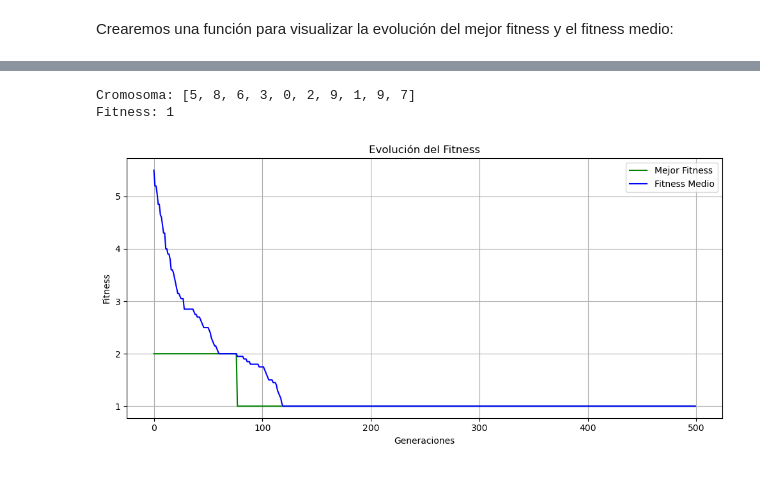
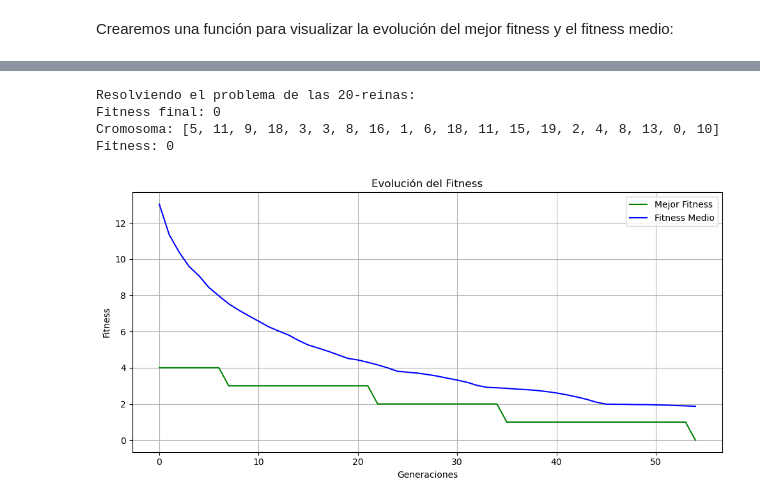
Before and after one commit to julengarciaaa/n-reinas-genetico, a Jupyter notebook: problema_n_reinas.ipynb, the cells around one changed output, grey strips where cells are left out. Drawn from its saved outputs; the diff is of its cells as text; code cells hidden in the pictures.

```diff
--- a/problema_n_reinas.ipynb
+++ b/problema_n_reinas.ipynb
@@ -502,0 +567,22 @@ Probamos las funciones creadas:
+# %%
+N = 20
+N_poblaciones = [50, 100, 200, 400, 800]
+num_iteraciones = [500, 1000, 2000, 4000, 8000, 16000]
+
+for N_poblacion in N_poblaciones:
+    for num_iteracion in num_iteraciones:
+        mejor_solucion, mejor_fitness, mejor_fitness_generacion, fitness_medio_generacion = AG(
+            N_poblacion=N_poblacion,
+            N_cromosoma=n,  # Cada gen indica la fila donde va la reina en esa columna
+            f_fitness=fitness,
+            prob_cruz=0.9,
+            prob_mut=0.3,
+            num_iteraciones=num_iteracion
+        )
+
+        print(f"Resolviendo el problema de las {n}-reinas:")
+        print(f"Tamaño de la población: {N_poblacion}")
+        print(f"Número de iteraciones: {num_iteracion}")
+        print(f"Fitness final: {mejor_fitness}")
+        mejor_solucion.mostrar_individuo()
+        mostrar_historial_fitness(mejor_fitness_generacion, fitness_medio_generacion)
@@ -503,18 +705,25 @@ Probamos las funciones creadas:
 # %%
-# Ejecutamos el algoritmo genético
+N = 20
+N_poblacion = 500
+num_iteraciones = 500
+
 mejor_solucion, mejor_fitness, mejor_fitness_generacion, fitness_medio_generacion = AG(
-    N_poblacion=20,
-    N_cromosoma=10,
+    N_poblacion=N_poblacion,
+    N_cromosoma=N,
     f_fitness=fitness,
+    prob_progenitor=0.4,
     prob_cruz=0.9,
     prob_mut=0.3,
-    num_iteraciones=500
+    num_iteraciones=num_iteraciones
 )
 
-# Mostramos resultados
+print(f"Resolviendo el problema de las {n}-reinas:")
+print(f"Fitness final: {mejor_fitness}")
 mejor_solucion.mostrar_individuo()
 mostrar_historial_fitness(mejor_fitness_generacion, fitness_medio_generacion)
 # %% [output]
-Cromosoma: [5, 8, 6, 3, 0, 2, 9, 1, 9, 7]
-Fitness: 1
+Resolviendo el problema de las 20-reinas:
+Fitness final: 0
+Cromosoma: [5, 11, 9, 18, 3, 3, 8, 16, 1, 6, 18, 11, 15, 19, 2, 4, 8, 13, 0, 10]
+Fitness: 0
-[figure, old version]
+[figure, new version]
```
Also changed, not shown: parts of 16 cells of this notebook.
